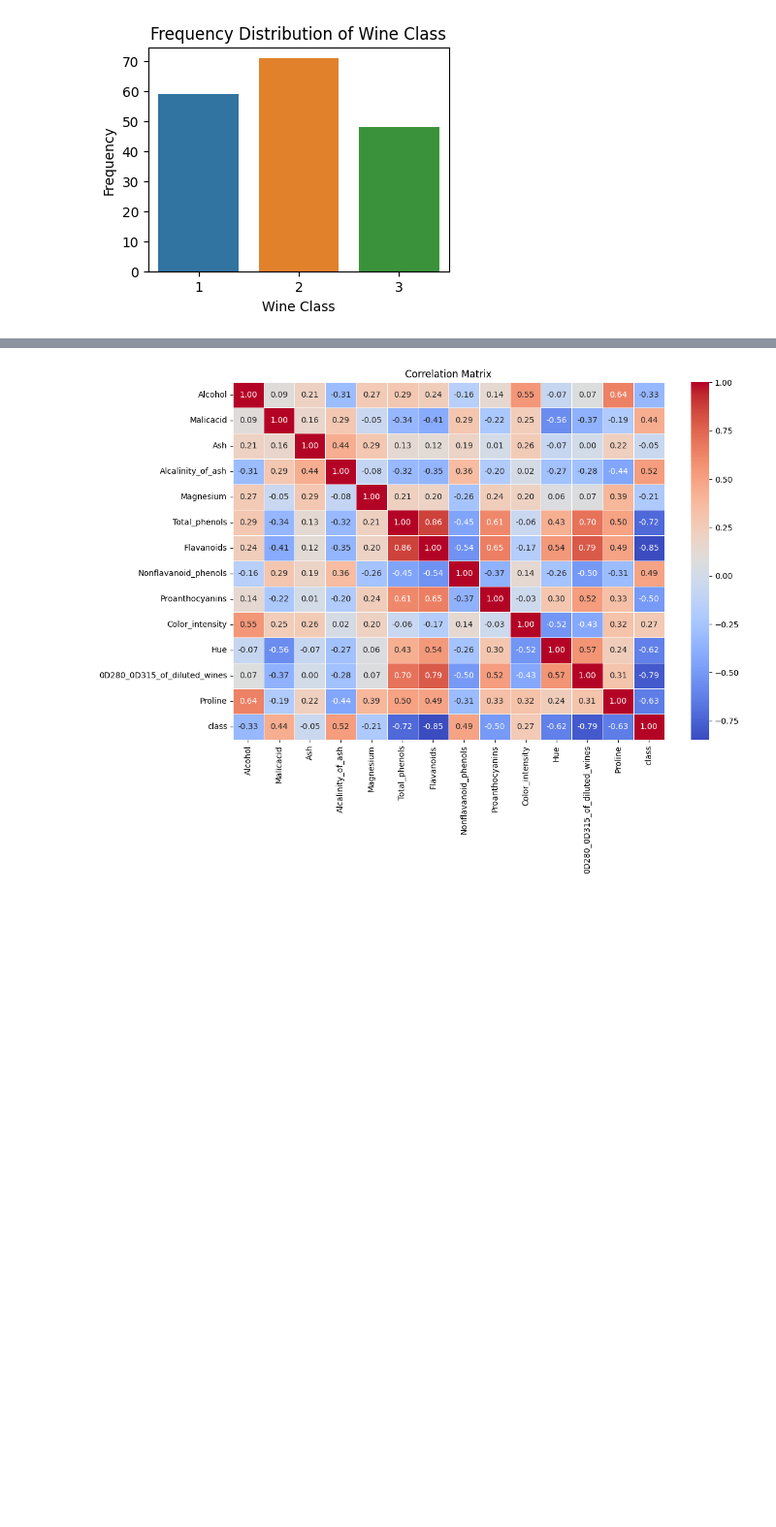
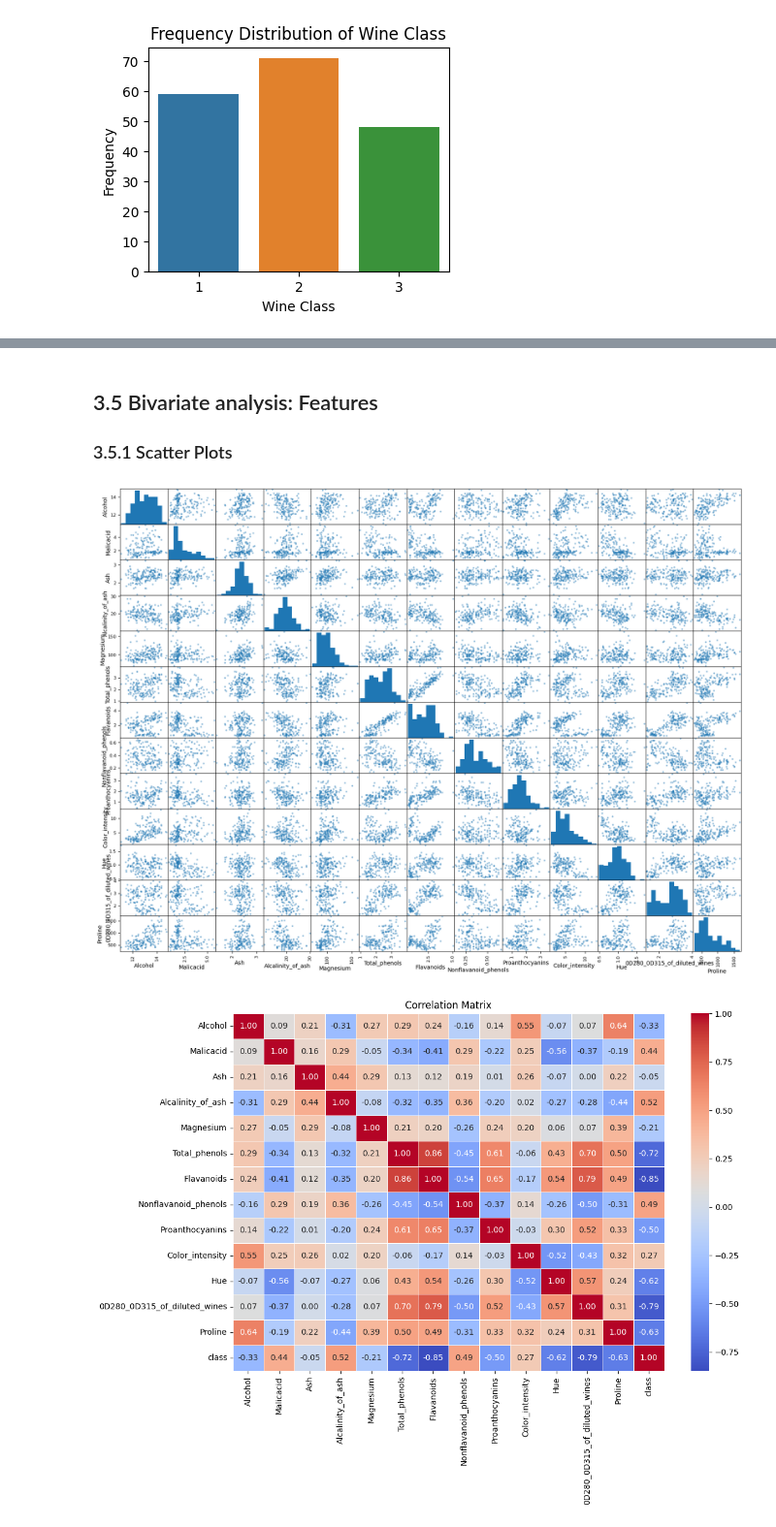
Before and after one commit to j-c-carr/Real-Estate-and-Wine-Quality-Prediction, a Jupyter notebook: data_analysis/wine_analysis.ipynb, the cells around one changed output, grey strips where cells are left out. Shown at 97% size. Cells and saved outputs as stored; diff of their text form; code cells hidden in the pictures; blank space fills up the shorter version.

```diff
--- a/data_analysis/wine_analysis.ipynb
+++ b/data_analysis/wine_analysis.ipynb
@@ -143,3 +200,13 @@ plt.show()
+# %% [markdown]
+## 3.5 Bivariate analysis: Features
+### 3.5.1 Scatter Plots
+# %%
+# for all features
+from pandas.plotting import scatter_matrix
+scatter_matrix(wine_df.drop('class', axis=1), figsize=(20,15))
+plt.show()
+# %% [output]
+[figure, added]
 # %%
 correlation_matrix = wine_df.corr()
 # %%
```
Also changed, not shown: parts of 9 cells of this notebook.
